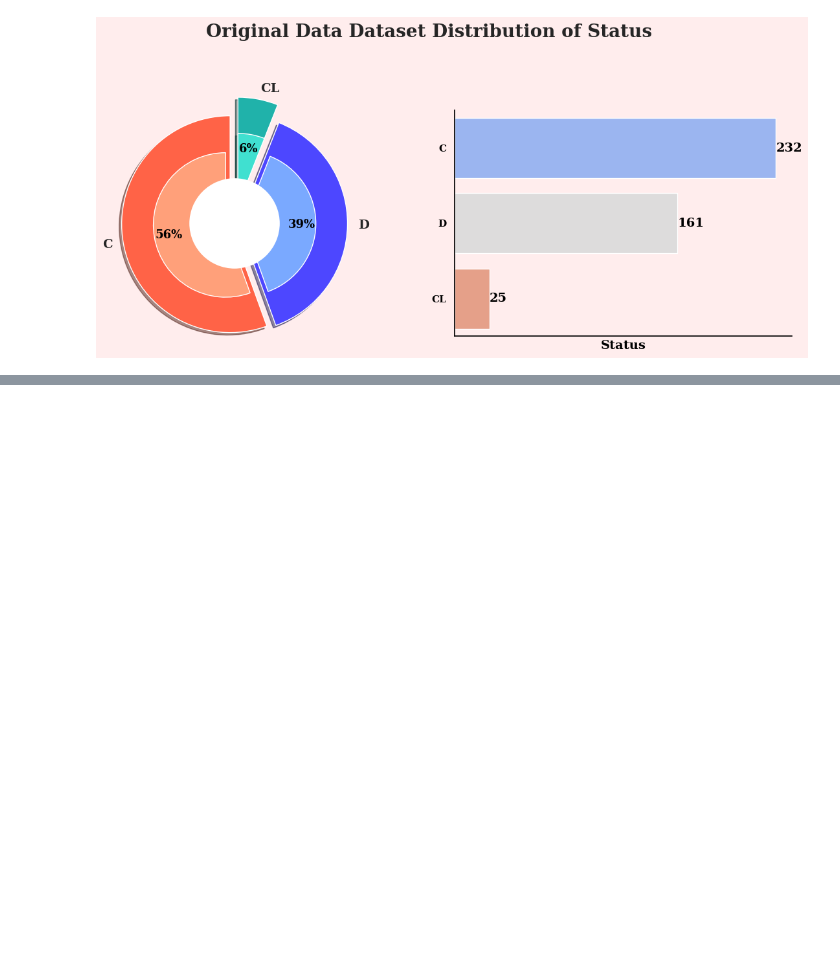
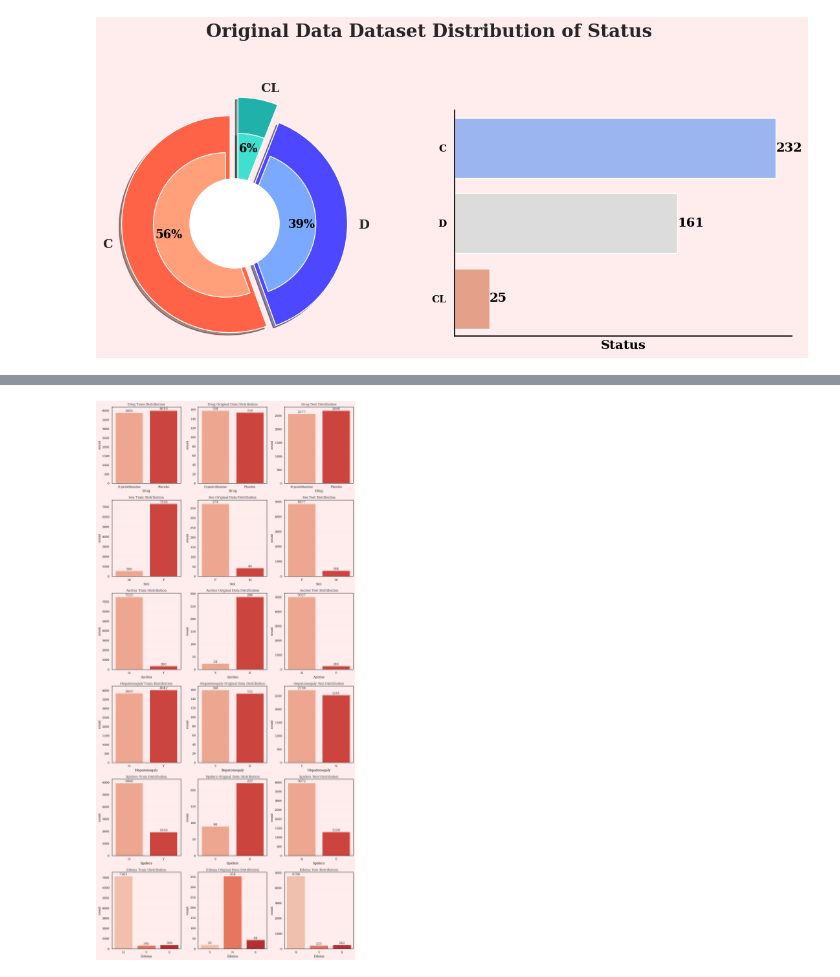
Before and after one commit to M1kE01/s3e26_kaggle, a Jupyter notebook: s3e26.ipynb, the cells around one changed output, grey strips where cells are left out. Saved outputs shown, nothing was run; the diff lists cells and outputs as text; code cells hidden in the pictures; blank space fills up the shorter version.

```diff
--- a/s3e26.ipynb
+++ b/s3e26.ipynb
@@ -2127,0 +2145,22 @@ plot_count(orig_data, ['Status'], 'Original Data')
+# %%
+cat_cols = cat_cols.drop('Status')
+
+fig, ax = plt.subplots(len(cat_cols), 3, figsize=(14, len(cat_cols)*5))
+
+for idx, column in enumerate(cat_cols):
+    sns.countplot(x=column, data=train, palette='Reds', ax=ax[idx,0])
+    ax[idx,0].set_title(f'{column} Train Distribution')
+    ax[idx,0].bar_label(ax[idx,0].containers[0])
+
+    sns.countplot(x=column, data=orig_data, palette='Reds', ax=ax[idx,1])
+    ax[idx,1].set_title(f'{column} Original Data Distribution')
+    ax[idx,1].bar_label(ax[idx,1].containers[0])
+
+    sns.countplot(x=column, data=test, palette='Reds', ax=ax[idx,2])
+    ax[idx,2].set_title(f'{column} Test Distribution')
+    ax[idx,2].bar_label(ax[idx,2].containers[0])
+
+plt.tight_layout()
+plt.show()
+# %% [output]
+[figure, added]
```
Also changed, not shown: parts of 10 cells of this notebook.
